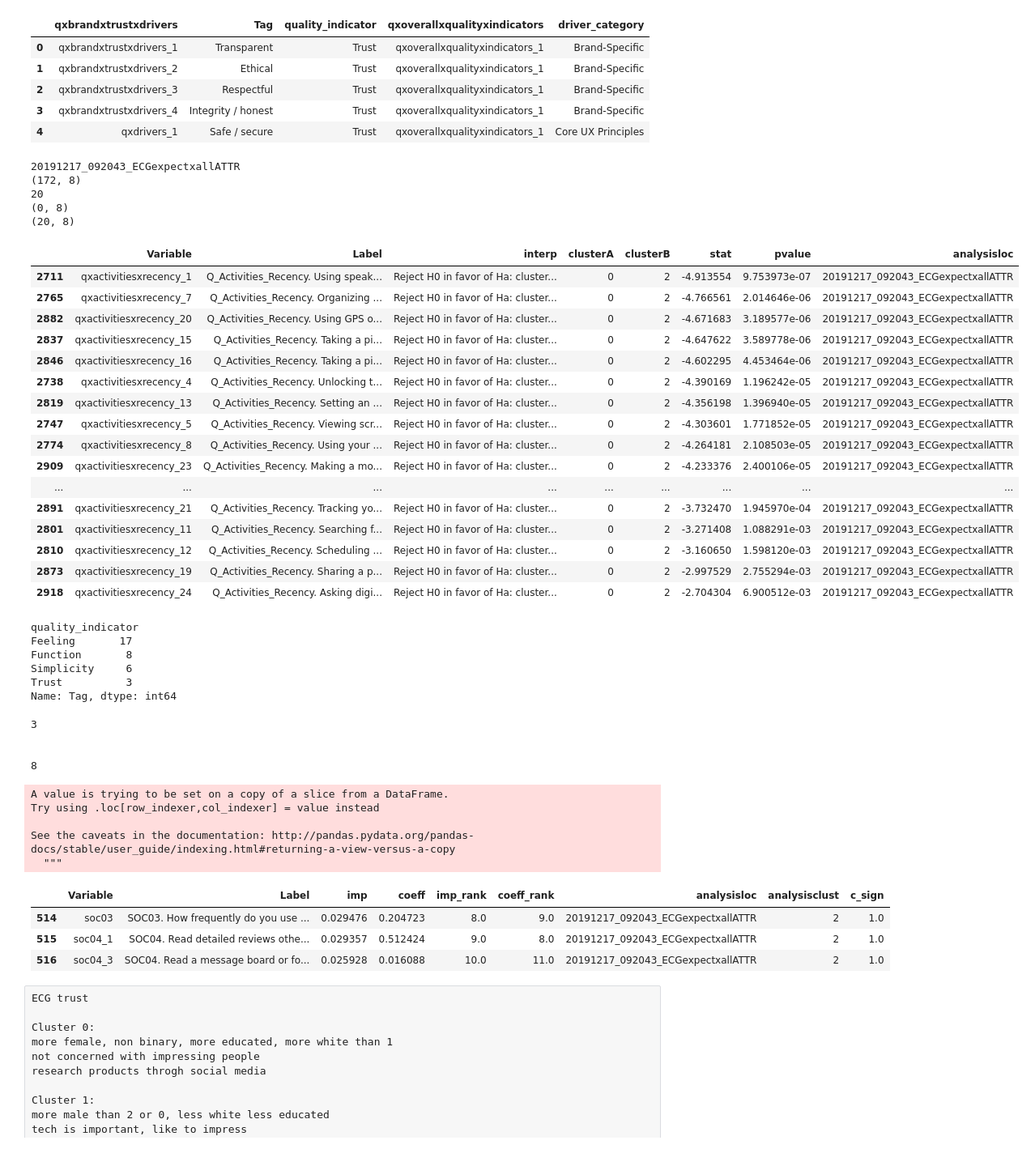
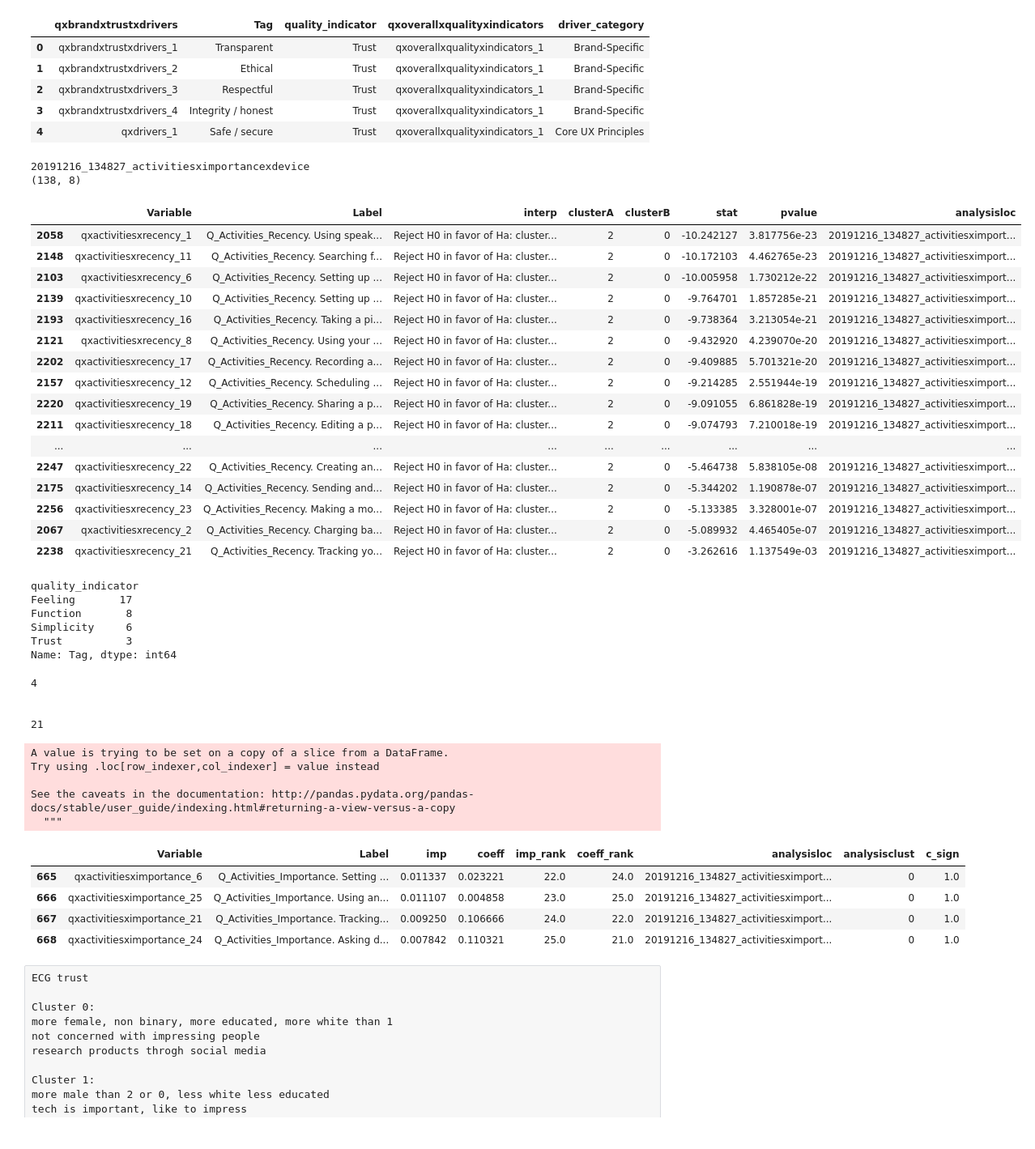
Before and after one commit to liouviaglou/UXi, a Jupyter notebook: notebooks/User Segmentation script result analysis-xallATTR.ipynb, the cells around one changed output. Shown at 81% size. Drawn from its saved outputs; the diff is of its cells as text; code cells hidden in the pictures.

```diff
--- a/notebooks/User Segmentation script result analysis-xallATTR.ipynb
+++ b/notebooks/User Segmentation script result analysis-xallATTR.ipynb
@@ -61,7 +61,7 @@ df_addmap1.head()
 # %% [markdown]
 # Examine ATTRIBUTE Importance (Zclass)
 # %%
-path = r'/Users/lubagloukhov/Documents/Consulting/Samsung/UXi/data/output/20191217_SegUsers'
+path = r'/Users/lubagloukhov/Documents/Consulting/Samsung/UXi/data/output/20191216_SegUsers'
 all_files = glob.glob(path + "*/*/Seg1_KNN3_zclust0.05.csv")
 
 li = []
@@ -196,44 +210,44 @@ df_addmap1.head()
 | 3 | qxbrandxtrustxdrivers_4 | Integrity / honest | Trust | qxoverallxqualityxindicators_1 | Brand-Specific |
 | 4 | qxdrivers_1 | Safe / secure | Trust | qxoverallxqualityxindicators_1 | Core UX Principles |
 # %%
-loc_str = '20191217_092043_ECGexpectxallATTR'
+loc_str = '20191216_134827_activitiesximportancexdevice'
 aloc = vimi_frame.analysisloc[vimi_frame.analysisloc.str.contains(loc_str)].unique()[0]
 print (aloc)
 zclust_sub = frame_Accept005[(frame_Accept005.analysisloc==aloc)].sort_values(['clusterA','pvalue'])
 print(zclust_sub.shape)
 
-zclust_sub = zclust_sub[(zclust_sub.clusterA==0)&(zclust_sub.clusterB==2)]
-print(zclust_sub.Variable.str.contains('recency').sum())
-print(zclust_sub[zclust_sub.Variable.str.contains('recency')][zclust_sub.stat>0].shape)
-print(zclust_sub[zclust_sub.Variable.str.contains('recency')][zclust_sub.stat<0].shape)
+zclust_sub = zclust_sub[(zclust_sub.clusterA==2)&(zclust_sub.clusterB==0)]
+
+zclust_sub[zclust_sub.Variable.str.contains('recency')]
+
+# print(zclust_sub.Variable.str.contains('recency').sum())
+# print(zclust_sub[zclust_sub.Variable.str.contains('recency')][zclust_sub.stat>0].shape)
+# print(zclust_sub[zclust_sub.Variable.str.contains('recency')][zclust_sub.stat<0].shape)
 # zclust_sub[zclust_sub.Variable.str.contains('recency')]
 # print(zclust_sub[zclust_sub.Variable.str.contains('recency')][zclust_sub.stat0].Label)
 # print()
 # print(zclust_sub[zclust_sub.Variable.str.contains('recency')][zclust_sub.stat<0].Label)
-zclust_sub[zclust_sub.Variable.str.contains('recency')]
+# zclust_sub[zclust_sub.Variable.str.contains('recency')]
 # %% [output]
-20191217_092043_ECGexpectxallATTR
-(172, 8)
-20
-(0, 8)
-(20, 8)
+20191216_134827_activitiesximportancexdevice
+(138, 8)
 |  | Variable | Label | interp | clusterA | clusterB | stat | pvalue | analysisloc |
-| 2711 | qxactivitiesxrecency_1 | Q_Activities_Recency. Using speak... | Reject H0 in favor of Ha: cluster... | 0 | 2 | -4.913554 | 9.753973e-07 | 20191217_092043_ECGexpectxallATTR |
-| 2765 | qxactivitiesxrecency_7 | Q_Activities_Recency. Organizing ... | Reject H0 in favor of Ha: cluster... | 0 | 2 | -4.766561 | 2.014646e-06 | 20191217_092043_ECGexpectxallATTR |
-| 2882 | qxactivitiesxrecency_20 | Q_Activities_Recency. Using GPS o... | Reject H0 in favor of Ha: cluster... | 0 | 2 | -4.671683 | 3.189577e-06 | 20191217_092043_ECGexpectxallATTR |
-| 2837 | qxactivitiesxrecency_15 | Q_Activities_Recency. Taking a pi... | Reject H0 in favor of Ha: cluster... | 0 | 2 | -4.647622 | 3.589778e-06 | 20191217_092043_ECGexpectxallATTR |
-| 2846 | qxactivitiesxrecency_16 | Q_Activities_Recency. Taking a pi... | Reject H0 in favor of Ha: cluster... | 0 | 2 | -4.602295 | 4.453464e-06 | 20191217_092043_ECGexpectxallATTR |
-| 2738 | qxactivitiesxrecency_4 | Q_Activities_Recency. Unlocking t... | Reject H0 in favor of Ha: cluster... | 0 | 2 | -4.390169 | 1.196242e-05 | 20191217_092043_ECGexpectxallATTR |
-| 2819 | qxactivitiesxrecency_13 | Q_Activities_Recency. Setting an ... | Reject H0 in favor of Ha: cluster... | 0 | 2 | -4.356198 | 1.396940e-05 | 20191217_092043_ECGexpectxallATTR |
-| 2747 | qxactivitiesxrecency_5 | Q_Activities_Recency. Viewing scr... | Reject H0 in favor of Ha: cluster... | 0 | 2 | -4.303601 | 1.771852e-05 | 20191217_092043_ECGexpectxallATTR |
-| 2774 | qxactivitiesxrecency_8 | Q_Activities_Recency. Using your ... | Reject H0 in favor of Ha: cluster... | 0 | 2 | -4.264181 | 2.108503e-05 | 20191217_092043_ECGexpectxallATTR |
-| 2909 | qxactivitiesxrecency_23 | Q_Activities_Recency. Making a mo... | Reject H0 in favor of Ha: cluster... | 0 | 2 | -4.233376 | 2.400106e-05 | 20191217_092043_ECGexpectxallATTR |
+| 2058 | qxactivitiesxrecency_1 | Q_Activities_Recency. Using speak... | Reject H0 in favor of Ha: cluster... | 2 | 0 | -10.242127 | 3.817756e-23 | 20191216_134827_activitiesximport... |
+| 2148 | qxactivitiesxrecency_11 | Q_Activities_Recency. Searching f... | Reject H0 in favor of Ha: cluster... | 2 | 0 | -10.172103 | 4.462765e-23 | 20191216_134827_activitiesximport... |
+| 2103 | qxactivitiesxrecency_6 | Q_Activities_Recency. Setting up ... | Reject H0 in favor of Ha: cluster... | 2 | 0 | -10.005958 | 1.730212e-22 | 20191216_134827_activitiesximport... |
+| 2139 | qxactivitiesxrecency_10 | Q_Activities_Recency. Setting up ... | Reject H0 in favor of Ha: cluster... | 2 | 0 | -9.764701 | 1.857285e-21 | 20191216_134827_activitiesximport... |
+| 2193 | qxactivitiesxrecency_16 | Q_Activities_Recency. Taking a pi... | Reject H0 in favor of Ha: cluster... | 2 | 0 | -9.738364 | 3.213054e-21 | 20191216_134827_activitiesximport... |
+| 2121 | qxactivitiesxrecency_8 | Q_Activities_Recency. Using your ... | Reject H0 in favor of Ha: cluster... | 2 | 0 | -9.432920 | 4.239070e-20 | 20191216_134827_activitiesximport... |
+| 2202 | qxactivitiesxrecency_17 | Q_Activities_Recency. Recording a... | Reject H0 in favor of Ha: cluster... | 2 | 0 | -9.409885 | 5.701321e-20 | 20191216_134827_activitiesximport... |
+| 2157 | qxactivitiesxrecency_12 | Q_Activities_Recency. Scheduling ... | Reject H0 in favor of Ha: cluster... | 2 | 0 | -9.214285 | 2.551944e-19 | 20191216_134827_activitiesximport... |
+| 2220 | qxactivitiesxrecency_19 | Q_Activities_Recency. Sharing a p... | Reject H0 in favor of Ha: cluster... | 2 | 0 | -9.091055 | 6.861828e-19 | 20191216_134827_activitiesximport... |
+| 2211 | qxactivitiesxrecency_18 | Q_Activities_Recency. Editing a p... | Reject H0 in favor of Ha: cluster... | 2 | 0 | -9.074793 | 7.210018e-19 | 20191216_134827_activitiesximport... |
 | ... | ... | ... | ... | ... | ... | ... | ... | ... |
-| 2891 | qxactivitiesxrecency_21 | Q_Activities_Recency. Tracking yo... | Reject H0 in favor of Ha: cluster... | 0 | 2 | -3.732470 | 1.945970e-04 | 20191217_092043_ECGexpectxallATTR |
-| 2801 | qxactivitiesxrecency_11 | Q_Activities_Recency. Searching f... | Reject H0 in favor of Ha: cluster... | 0 | 2 | -3.271408 | 1.088291e-03 | 20191217_092043_ECGexpectxallATTR |
-| 2810 | qxactivitiesxrecency_12 | Q_Activities_Recency. Scheduling ... | Reject H0 in favor of Ha: cluster... | 0 | 2 | -3.160650 | 1.598120e-03 | 20191217_092043_ECGexpectxallATTR |
-| 2873 | qxactivitiesxrecency_19 | Q_Activities_Recency. Sharing a p... | Reject H0 in favor of Ha: cluster... | 0 | 2 | -2.997529 | 2.755294e-03 | 20191217_092043_ECGexpectxallATTR |
-| 2918 | qxactivitiesxrecency_24 | Q_Activities_Recency. Asking digi... | Reject H0 in favor of Ha: cluster... | 0 | 2 | -2.704304 | 6.900512e-03 | 20191217_092043_ECGexpectxallATTR |
+| 2247 | qxactivitiesxrecency_22 | Q_Activities_Recency. Creating an... | Reject H0 in favor of Ha: cluster... | 2 | 0 | -5.464738 | 5.838105e-08 | 20191216_134827_activitiesximport... |
+| 2175 | qxactivitiesxrecency_14 | Q_Activities_Recency. Sending and... | Reject H0 in favor of Ha: cluster... | 2 | 0 | -5.344202 | 1.190878e-07 | 20191216_134827_activitiesximport... |
+| 2256 | qxactivitiesxrecency_23 | Q_Activities_Recency. Making a mo... | Reject H0 in favor of Ha: cluster... | 2 | 0 | -5.133385 | 3.328001e-07 | 20191216_134827_activitiesximport... |
+| 2067 | qxactivitiesxrecency_2 | Q_Activities_Recency. Charging ba... | Reject H0 in favor of Ha: cluster... | 2 | 0 | -5.089932 | 4.465405e-07 | 20191216_134827_activitiesximport... |
+| 2238 | qxactivitiesxrecency_21 | Q_Activities_Recency. Tracking yo... | Reject H0 in favor of Ha: cluster... | 2 | 0 | -3.262616 | 1.137549e-03 | 20191216_134827_activitiesximport... |
 # %%
 totalQI = df_addmap1[df_addmap1.qxbrandxtrustxdrivers.str.contains(
     'qxdrivers')].groupby('quality_indicator')['Tag'].count()
@@ -246,7 +260,7 @@ Simplicity     6
 Trust          3
 Name: Tag, dtype: int64
 # %%
-c = 2
+c = 0
 
 vimi_frame_sub = vimi_frame[(vimi_frame.analysisloc==aloc)&(vimi_frame.analysisclust==c)]
 # vimi_frame_sub = vimi_frame_sub.merge(df_addmap1, left_on='Variable', right_on='qxbrandxtrustxdrivers', how='left')
@@ -268,20 +282,22 @@ print(vimi_frame_sub_neg.shape[0])
 # print(vimi_frame_sub_neg.groupby('driver_category')['Variable'].count())
 
 vimi_frame_sub_pos
+# vimi_frame_sub_neg
 # %% [output]
-3
+4
 
 
-8
+21
 A value is trying to be set on a copy of a slice from a DataFrame.
 Try using .loc[row_indexer,col_indexer] = value instead
 
 See the caveats in the documentation: http://pandas.pydata.org/pandas-docs/stable/user_guide/indexing.html#returning-a-view-versus-a-copy
   """
 |  | Variable | Label | imp | coeff | imp_rank | coeff_rank | analysisloc | analysisclust | c_sign |
-| 514 | soc03 | SOC03. How frequently do you use ... | 0.029476 | 0.204723 | 8.0 | 9.0 | 20191217_092043_ECGexpectxallATTR | 2 | 1.0 |
-| 515 | soc04_1 | SOC04. Read detailed reviews othe... | 0.029357 | 0.512424 | 9.0 | 8.0 | 20191217_092043_ECGexpectxallATTR | 2 | 1.0 |
-| 516 | soc04_3 | SOC04. Read a message board or fo... | 0.025928 | 0.016088 | 10.0 | 11.0 | 20191217_092043_ECGexpectxallATTR | 2 | 1.0 |
+| 665 | qxactivitiesximportance_6 | Q_Activities_Importance. Setting ... | 0.011337 | 0.023221 | 22.0 | 24.0 | 20191216_134827_activitiesximport... | 0 | 1.0 |
+| 666 | qxactivitiesximportance_25 | Q_Activities_Importance. Using an... | 0.011107 | 0.004858 | 23.0 | 25.0 | 20191216_134827_activitiesximport... | 0 | 1.0 |
+| 667 | qxactivitiesximportance_21 | Q_Activities_Importance. Tracking... | 0.009250 | 0.106666 | 24.0 | 22.0 | 20191216_134827_activitiesximport... | 0 | 1.0 |
+| 668 | qxactivitiesximportance_24 | Q_Activities_Importance. Asking d... | 0.007842 | 0.110321 | 25.0 | 21.0 | 20191216_134827_activitiesximport... | 0 | 1.0 |
 # %% [raw]
 ECG trust
 
```
Also changed, not shown: parts of 7 cells of this notebook, 2 other files.
